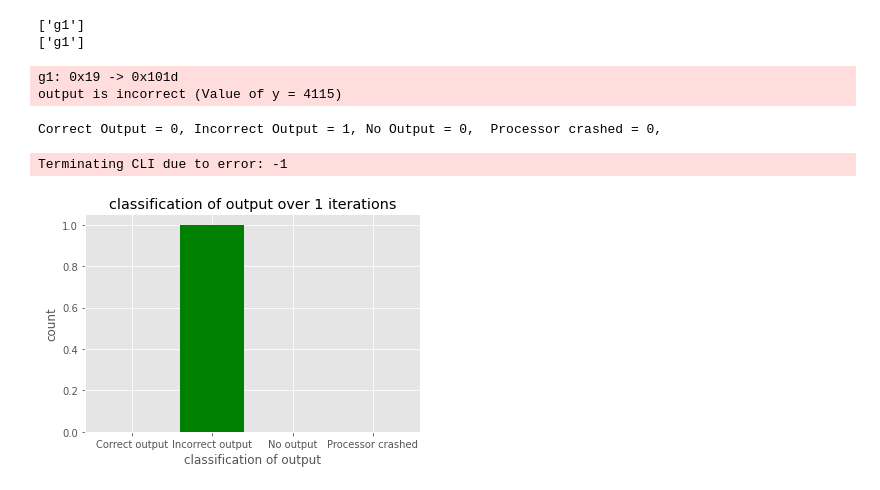
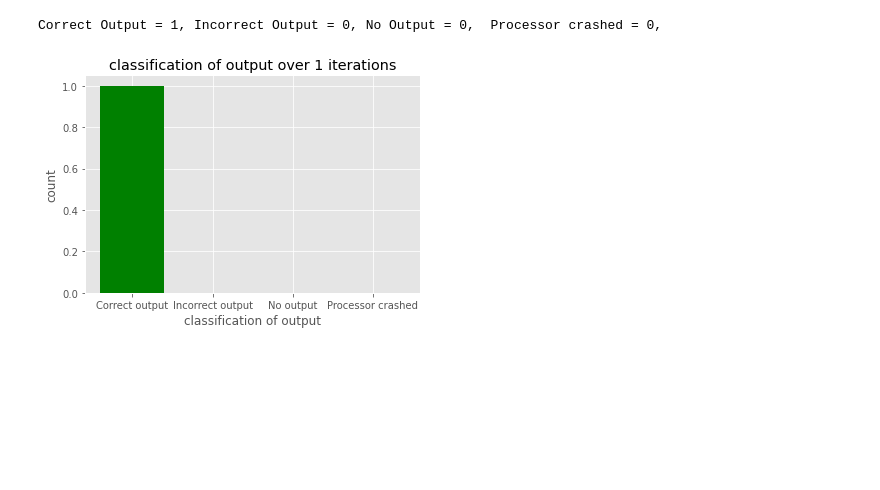
Before and after one commit to richa-design/TSIM-Based-Fault-Injection-Attack-and-Countermeasures, a Jupyter notebook: FIA_Demos/software/fia_framework/OutputNotebook.ipynb, the cells around one changed output. Cells and saved outputs as stored; diff of their text form; code cells hidden in the pictures; blank space fills up the shorter version.

```diff
--- a/FIA_Demos/software/fia_framework/OutputNotebook.ipynb
+++ b/FIA_Demos/software/fia_framework/OutputNotebook.ipynb
@@ -17,19 +16,18 @@ end = 0x40001288
 # %%
 # Parameters
 fault_count = 1
-bit_flips = 2
+bit_flips = 0
 consecutive_flips = 1
-skips = 0
+skips = 1
 instr_modify = 0
 iterations = 1
 data = 0
 verbose = True
-binary = "/home/ubuntu/Desktop/FIA_Demos/src/checksum_cm/elf/test1.elf"
-correct_output = "Value of y = 15"
-output_file = 0
+binary = "/home/pc-2/TSIM-Based-Fault-Injection-Attack-and-Countermeasures/FIA_Demos/src/loopcheck_cm/elf/test2_loopcheck.elf"
+correct_output = "Fault Detected"
 byte = False
-start = 1073746512
-end = 1073746516
+start = 1073746568
+end = 1073746572
 # %%
 import sys
 import os
@@ -41,7 +39,6 @@ sys.path.append(abs_path + "/software/fia_framework/")
 import faultinj
 
 if __name__ == '__main__':
-    of = open(output_file, 'w+') if output_file else sys.stdout
     faultinj.run(start, end, fault_count, bit_flips, consecutive_flips, skips, iterations, data, instr_modify, verbose,
-        binary, correct_output, of, byte)
+        binary, correct_output, byte)
 # %% [output]
@@ -49,7 +49,2 @@ if __name__ == '__main__':
-['g1']
-['g1']
+Correct Output = 1, Incorrect Output = 0, No Output = 0,  Processor crashed = 0,
-g1: 0x19 -> 0x101d
-output is incorrect (Value of y = 4115)
-Correct Output = 0, Incorrect Output = 1, No Output = 0,  Processor crashed = 0,
-Terminating CLI due to error: -1
-[figure, old version]
+[figure, new version]
```
Also changed, not shown: parts of 2 cells of this notebook, 16 other files.
